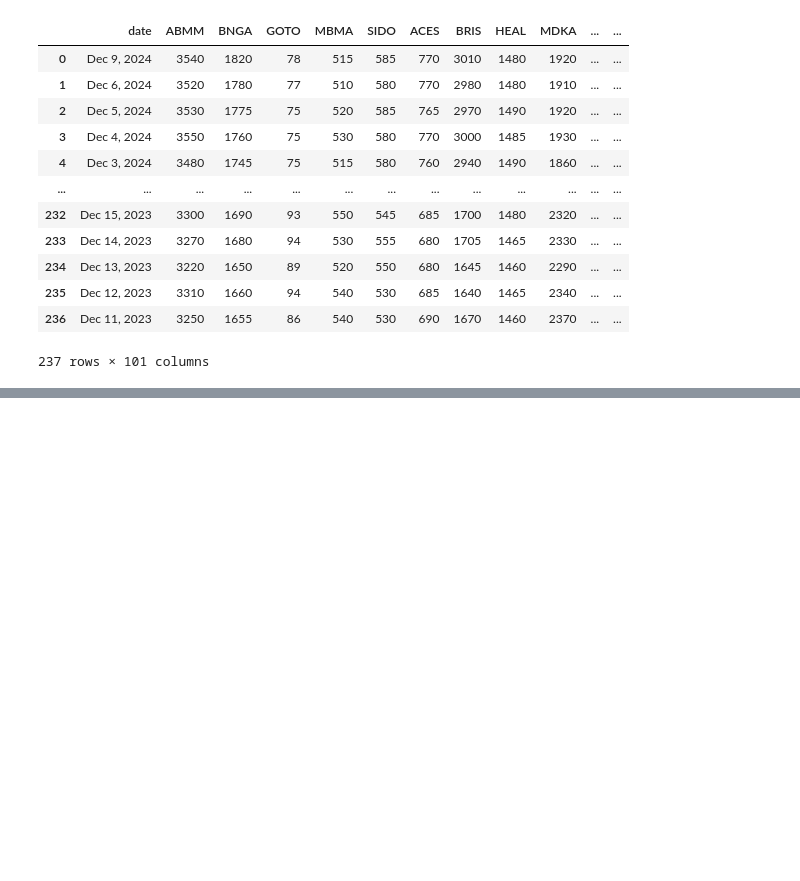
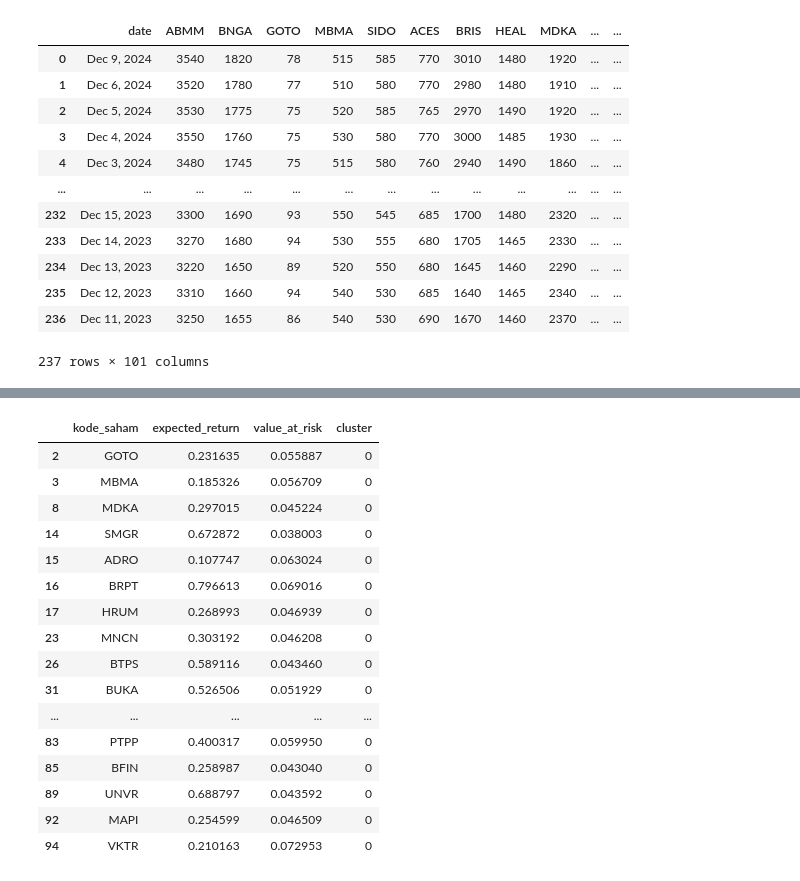
Before and after one commit to raffnr/kompas100-stocks-clustering-kmeans, a Jupyter notebook: main.ipynb, the cells around one changed output, grey strips where cells are left out. Cells and saved outputs as stored; diff of their text form; code cells hidden in the pictures; blank space fills up the shorter version.

```diff
--- a/main.ipynb
+++ b/main.ipynb
@@ -19,0 +218,21 @@ df
+# %%
+cluster_0_df = new_df[new_df['cluster'] == 0][['kode_saham', 'expected_return', 'value_at_risk', 'cluster']]
+cluster_0_df
+# %% [output]
+|  | kode_saham | expected_return | value_at_risk | cluster |
+| 2 | GOTO | 0.231635 | 0.055887 | 0 |
+| 3 | MBMA | 0.185326 | 0.056709 | 0 |
+| 8 | MDKA | 0.297015 | 0.045224 | 0 |
+| 14 | SMGR | 0.672872 | 0.038003 | 0 |
+| 15 | ADRO | 0.107747 | 0.063024 | 0 |
+| 16 | BRPT | 0.796613 | 0.069016 | 0 |
+| 17 | HRUM | 0.268993 | 0.046939 | 0 |
+| 23 | MNCN | 0.303192 | 0.046208 | 0 |
+| 26 | BTPS | 0.589116 | 0.043460 | 0 |
+| 31 | BUKA | 0.526506 | 0.051929 | 0 |
+| ... | ... | ... | ... | ... |
+| 83 | PTPP | 0.400317 | 0.059950 | 0 |
+| 85 | BFIN | 0.258987 | 0.043040 | 0 |
+| 89 | UNVR | 0.688797 | 0.043592 | 0 |
+| 92 | MAPI | 0.254599 | 0.046509 | 0 |
+| 94 | VKTR | 0.210163 | 0.072953 | 0 |
```
Also changed, not shown: parts of 19 cells of this notebook, 4 other files.
